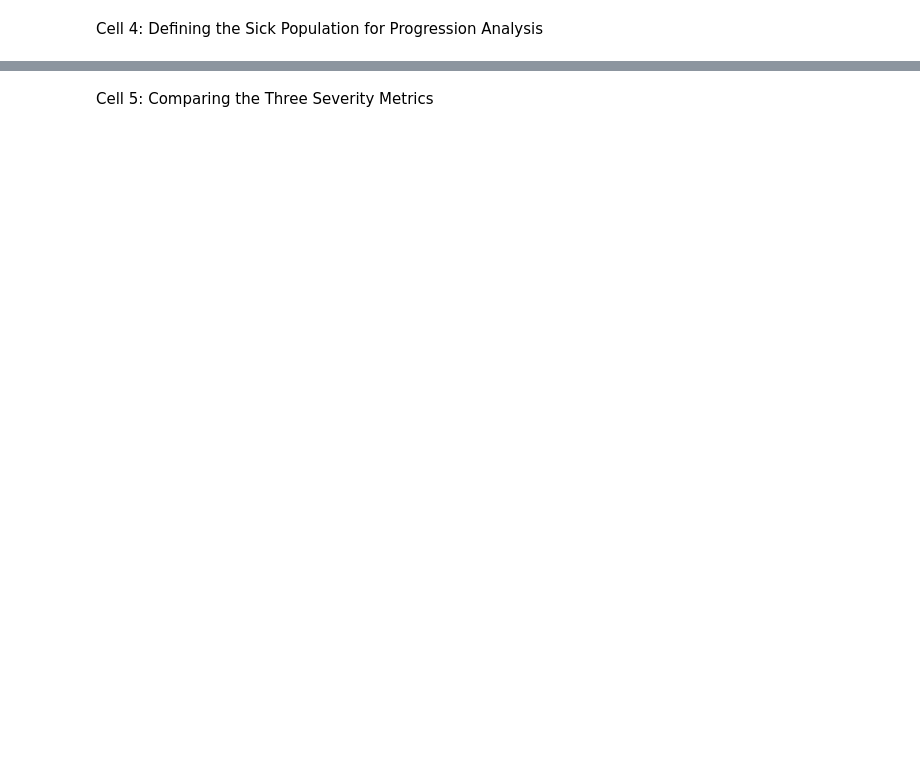
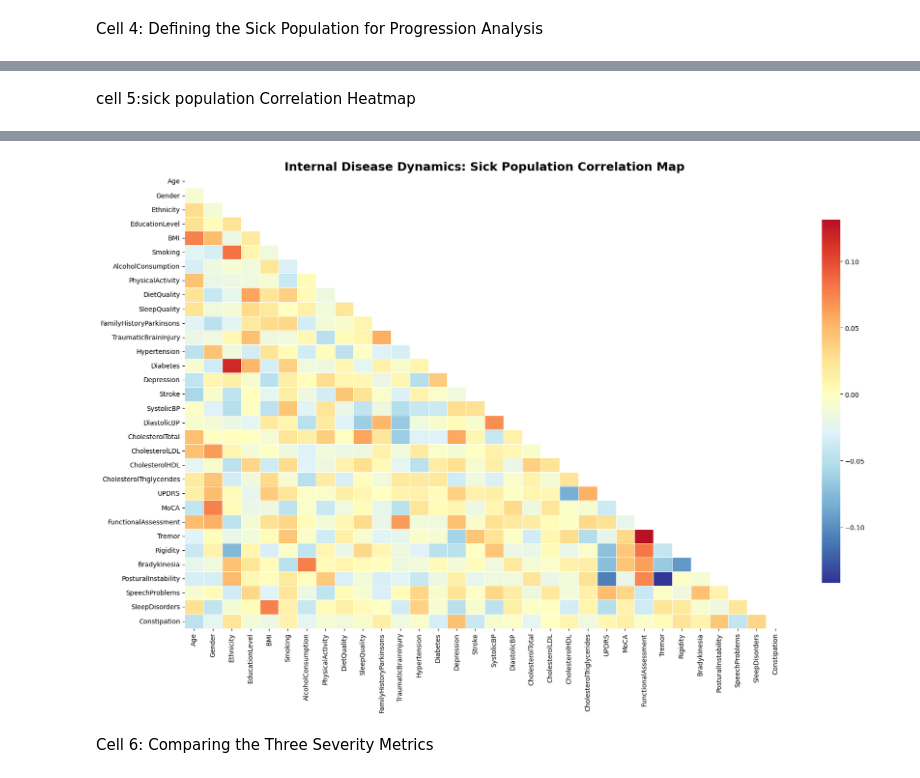
Before and after one commit to HillelAlon/Parkinson-Disease-Data-Analysis-and-Profiles-Classification, a Jupyter notebook: analysis/Analysis.ipynb, the cells around one changed output, grey strips where cells are left out. Cells and saved outputs as stored; diff of their text form; code cells hidden in the pictures; blank space fills up the shorter version.

```diff
--- a/analysis/Analysis.ipynb
+++ b/analysis/Analysis.ipynb
@@ -95,0 +123,46 @@ if df is not None:
+# %% [markdown]
+cell 5:sick population Correlation Heatmap
+# %%
+def plot_sick_population_heatmap(sick_data):
+    """
+    Generates a heatmap specifically for the diagnosed population.
+    Removes constant features and visualizes internal disease dynamics.
+    """
+    if sick_data.empty:
+        logger.warning("Sick dataset is empty. Cannot generate heatmap.")
+        return
+
+    logger.info("Generating internal correlation heatmap for sick population.")
+
+    # 1. Clean data for the heatmap
+    # We drop 'Diagnosis' because it's always 1 (constant) for this group
+    # and would cause empty rows/columns in the correlation matrix.
+    plot_df = sick_data.drop(columns=['Diagnosis'], errors='ignore')
+
+    # 2. Calculate correlation
+    corr_matrix = plot_df.corr()
+
+    # 3. Create a mask to hide the upper triangle (it's a mirror image)
+    mask = np.triu(np.ones_like(corr_matrix, dtype=bool))
+
+    plt.figure(figsize=(18, 12))
+
+    # 4. Draw the heatmap
+    sns.heatmap(
+        corr_matrix,
+        mask=mask,
+        cmap='RdYlBu_r',
+        center=0,
+        annot=False, # Set to True if you want to see the numbers
+        linewidths=0.5,
+        cbar_kws={"shrink": .8}
+    )
+
+    plt.title('Internal Disease Dynamics: Sick Population Correlation Map', fontsize=18, fontweight='bold')
+    plt.tight_layout()
+    plt.show()
+
+# EXECUTION
+if 'sick_df' in locals() and not sick_df.empty:
+    plot_sick_population_heatmap(sick_df)
+# %% [output]
@@ -96,5 +170,6 @@ if df is not None:
+[figure, added]
 # %% [markdown]
-Cell 5: Comparing the Three Severity Metrics
+Cell 6: Comparing the Three Severity Metrics
 # %%
 def plot_severity_distributions(data):
     """Visualizes the distribution and scale of the three primary severity metrics."""
```
Also changed, not shown: parts of 16 cells of this notebook.
